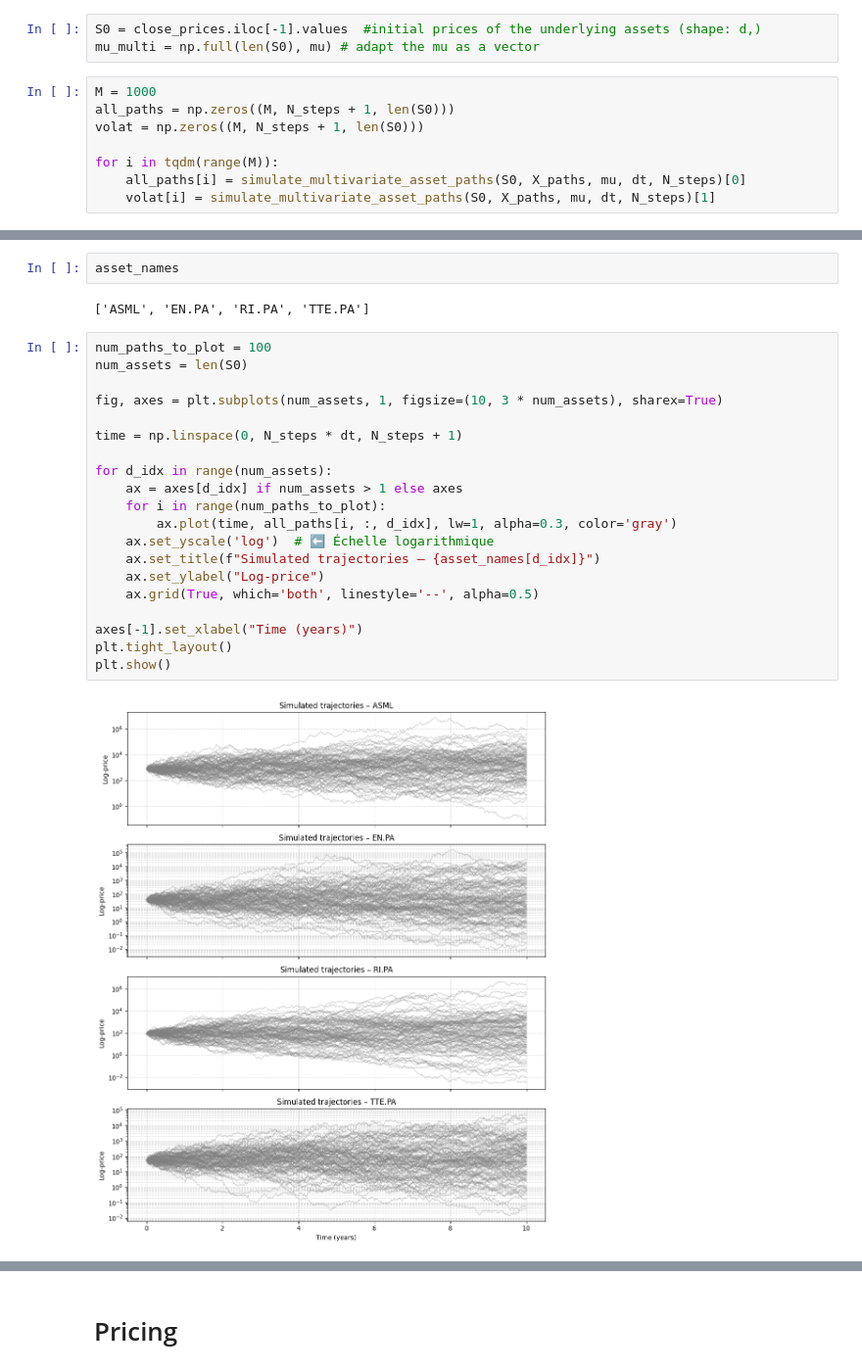
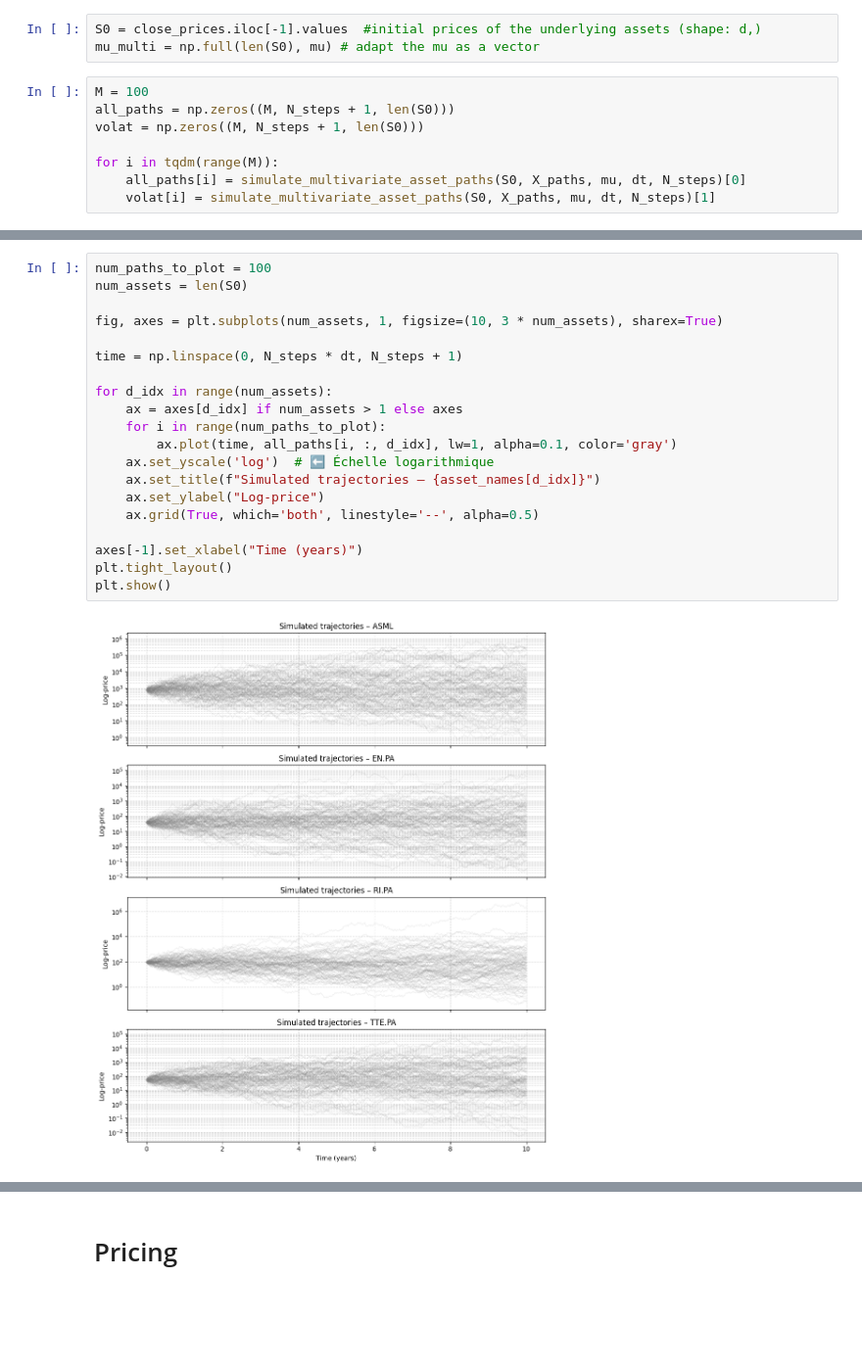
Before and after one commit to Pocame/Financial-Engineering-KEIO, a Jupyter notebook: code.ipynb, the cells around one changed output, grey strips where cells are left out. Shown at 98% size. Cells and saved outputs as stored; diff of their text form; blank space fills up the shorter version.

```diff
--- a/code.ipynb
+++ b/code.ipynb
@@ -903,7 +859,7 @@ def simulate_multivariate_asset_paths(S0, X_paths, mu, dt, N_steps):
 S0 = close_prices.iloc[-1].values  #initial prices of the underlying assets (shape: d,)
 mu_multi = np.full(len(S0), mu) # adapt the mu as a vector
 # %%
-M = 1000
+M = 100
 all_paths = np.zeros((M, N_steps + 1, len(S0)))
 volat = np.zeros((M, N_steps + 1, len(S0)))
 
@@ -933,26 +869,22 @@ array([[[0.        , 0.        , 0.        , 0.        ],
-# %%
-asset_names
-# %% [output]
-['ASML', 'EN.PA', 'RI.PA', 'TTE.PA']
 # %%
 num_paths_to_plot = 100
 num_assets = len(S0)
 
 fig, axes = plt.subplots(num_assets, 1, figsize=(10, 3 * num_assets), sharex=True)
 
 time = np.linspace(0, N_steps * dt, N_steps + 1)
 
 for d_idx in range(num_assets):
     ax = axes[d_idx] if num_assets > 1 else axes
     for i in range(num_paths_to_plot):
-        ax.plot(time, all_paths[i, :, d_idx], lw=1, alpha=0.3, color='gray')
+        ax.plot(time, all_paths[i, :, d_idx], lw=1, alpha=0.1, color='gray')
     ax.set_yscale('log')  # ⬅️ Échelle logarithmique
     ax.set_title(f"Simulated trajectories – {asset_names[d_idx]}")
     ax.set_ylabel("Log-price")
     ax.grid(True, which='both', linestyle='--', alpha=0.5)
 
 axes[-1].set_xlabel("Time (years)")
 plt.tight_layout()
 plt.show()
 # %% [output]
-[figure, old version]
+[figure, new version]
```
Also changed, not shown: parts of 10 cells of this notebook.
